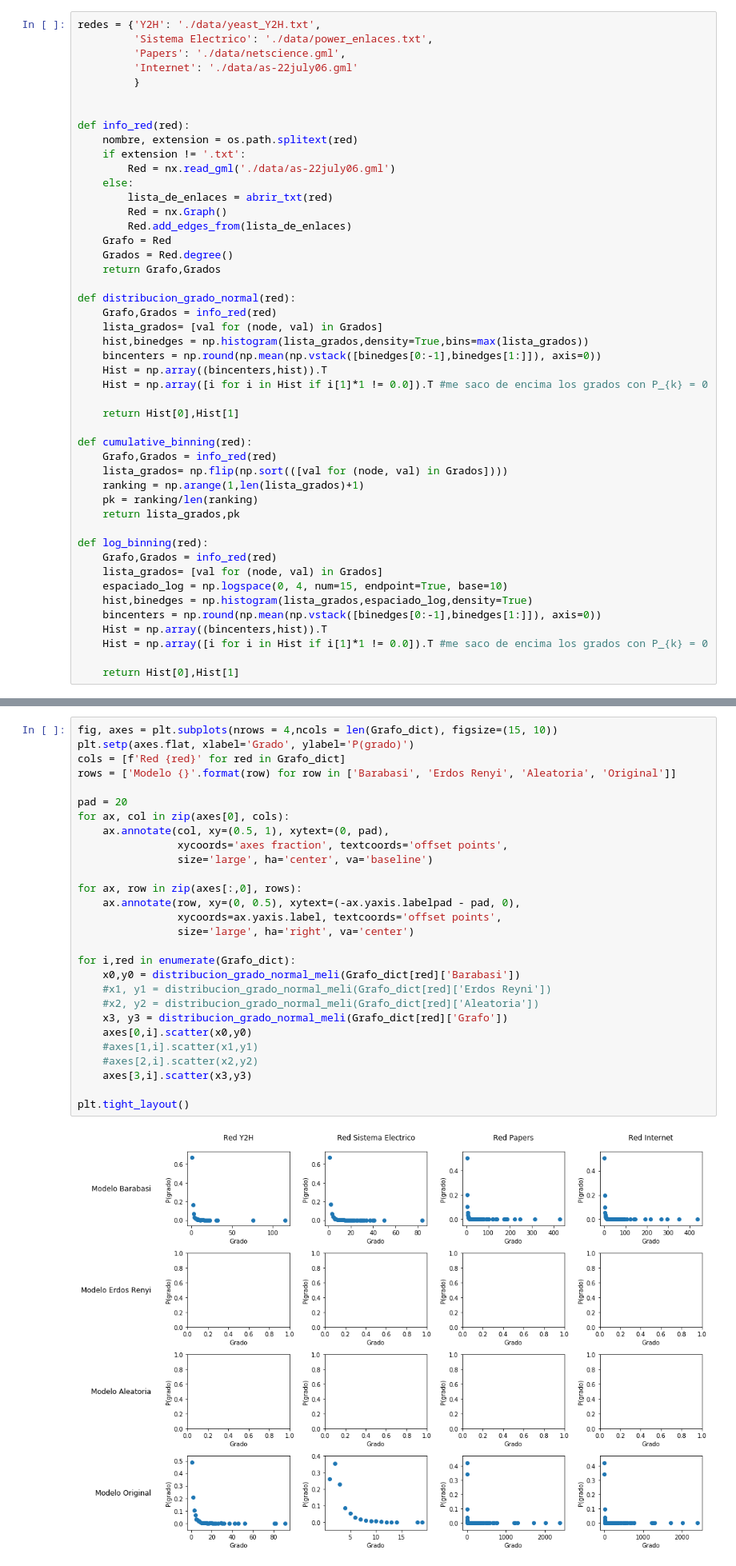
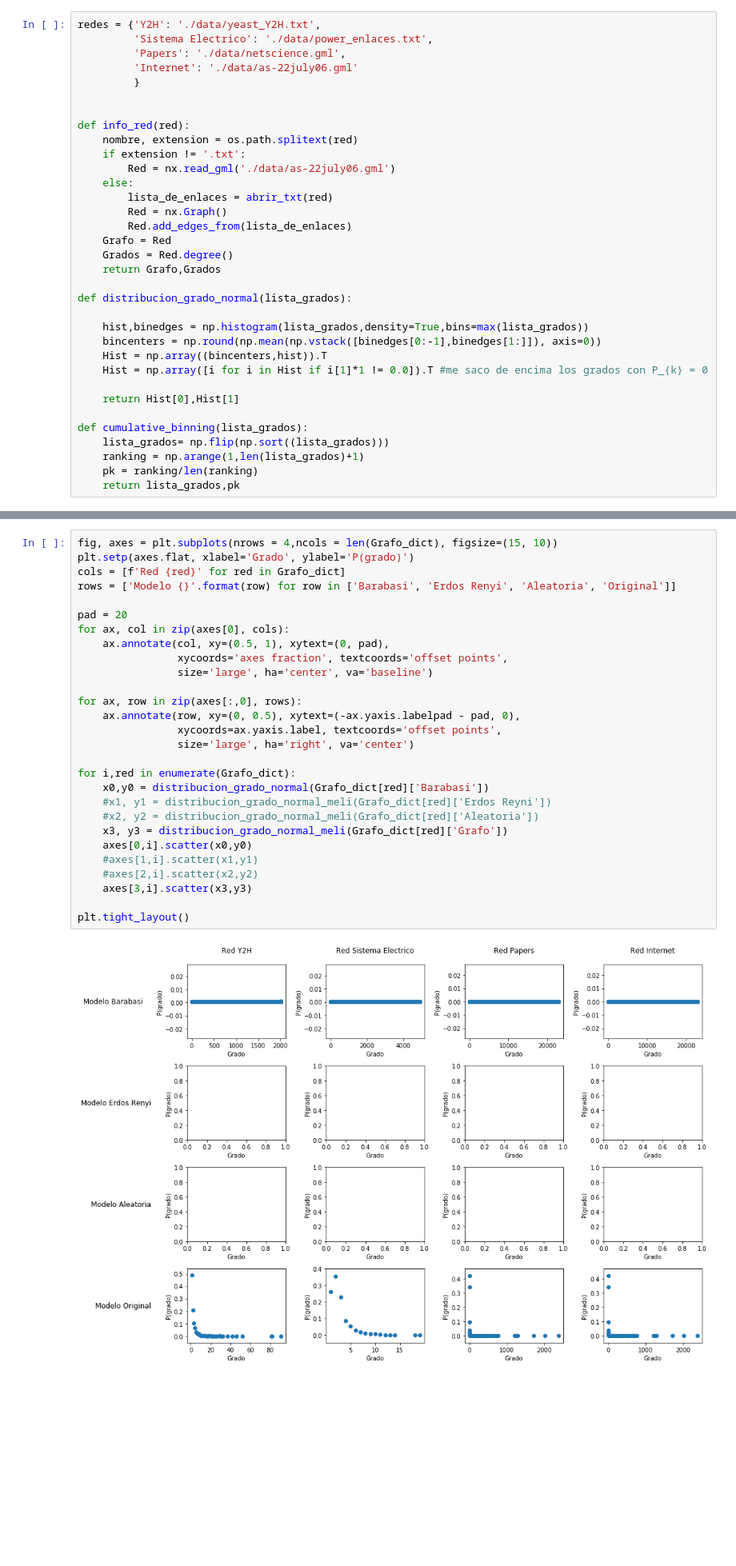
Before and after one commit to LunaKadysz/Redes, a Jupyter notebook: TPC_02/TPC_02_meli.ipynb, the cells around one changed output, grey strips where cells are left out. Shown at 80% size. Cells and saved outputs as stored; diff of their text form; blank space fills up the shorter version.

```diff
--- a/TPC_02/TPC_02_meli.ipynb
+++ b/TPC_02/TPC_02_meli.ipynb
@@ -154,9 +156,8 @@ def info_red(red):
     Grados = Red.degree()
     return Grafo,Grados
 
-def distribucion_grado_normal(red):
-    Grafo,Grados = info_red(red)
-    lista_grados= [val for (node, val) in Grados]
+def distribucion_grado_normal(lista_grados):
+
     hist,binedges = np.histogram(lista_grados,density=True,bins=max(lista_grados))
     bincenters = np.round(np.mean(np.vstack([binedges[0:-1],binedges[1:]]), axis=0))
     Hist = np.array((bincenters,hist)).T
@@ -164,23 +165,11 @@ def distribucion_grado_normal(red):
 
     return Hist[0],Hist[1]
 
-def cumulative_binning(red):
-    Grafo,Grados = info_red(red)
-    lista_grados= np.flip(np.sort(([val for (node, val) in Grados])))
+def cumulative_binning(lista_grados):
+    lista_grados= np.flip(np.sort((lista_grados)))
     ranking = np.arange(1,len(lista_grados)+1)
     pk = ranking/len(ranking)
     return lista_grados,pk
-
-def log_binning(red):
-    Grafo,Grados = info_red(red)
-    lista_grados= [val for (node, val) in Grados]
-    espaciado_log = np.logspace(0, 4, num=15, endpoint=True, base=10)
-    hist,binedges = np.histogram(lista_grados,espaciado_log,density=True)
-    bincenters = np.round(np.mean(np.vstack([binedges[0:-1],binedges[1:]]), axis=0))
-    Hist = np.array((bincenters,hist)).T
-    Hist = np.array([i for i in Hist if i[1]*1 != 0.0]).T #me saco de encima los grados con P_{k} = 0
-
-    return Hist[0],Hist[1]
 # %%
 Grafo_dict = {}
 for red in redes:
@@ -232,33 +221,33 @@ def distribucion_grado_normal_meli(red):
 # %%
 fig, axes = plt.subplots(nrows = 4,ncols = len(Grafo_dict), figsize=(15, 10))
 plt.setp(axes.flat, xlabel='Grado', ylabel='P(grado)')
 cols = [f'Red {red}' for red in Grafo_dict]
 rows = ['Modelo {}'.format(row) for row in ['Barabasi', 'Erdos Renyi', 'Aleatoria', 'Original']]
 
 pad = 20
 for ax, col in zip(axes[0], cols):
     ax.annotate(col, xy=(0.5, 1), xytext=(0, pad),
                 xycoords='axes fraction', textcoords='offset points',
                 size='large', ha='center', va='baseline')
 
 for ax, row in zip(axes[:,0], rows):
     ax.annotate(row, xy=(0, 0.5), xytext=(-ax.yaxis.labelpad - pad, 0),
                 xycoords=ax.yaxis.label, textcoords='offset points',
                 size='large', ha='right', va='center')
 
 for i,red in enumerate(Grafo_dict):
-    x0,y0 = distribucion_grado_normal_meli(Grafo_dict[red]['Barabasi'])
+    x0,y0 = distribucion_grado_normal(Grafo_dict[red]['Barabasi'])
     #x1, y1 = distribucion_grado_normal_meli(Grafo_dict[red]['Erdos Reyni'])
     #x2, y2 = distribucion_grado_normal_meli(Grafo_dict[red]['Aleatoria'])
     x3, y3 = distribucion_grado_normal_meli(Grafo_dict[red]['Grafo'])
     axes[0,i].scatter(x0,y0)
     #axes[1,i].scatter(x1,y1)
     #axes[2,i].scatter(x2,y2)
     axes[3,i].scatter(x3,y3)
 
 plt.tight_layout()
 # %% [output]
-[figure, old version]
+[figure, new version]
 # %% [markdown]
 # 3 (opcional)
 # %%
```
Also changed, not shown: parts of 5 cells of this notebook.
